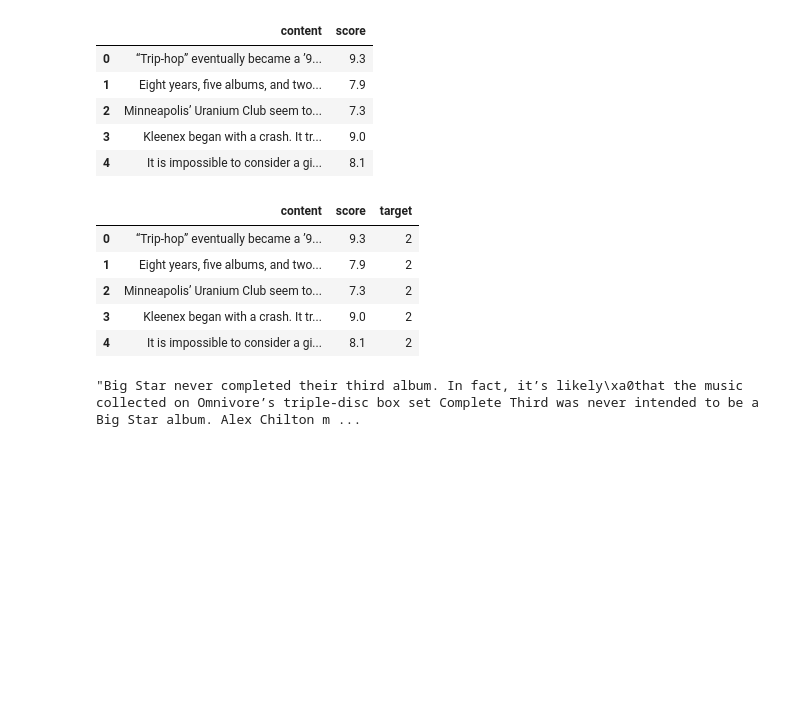
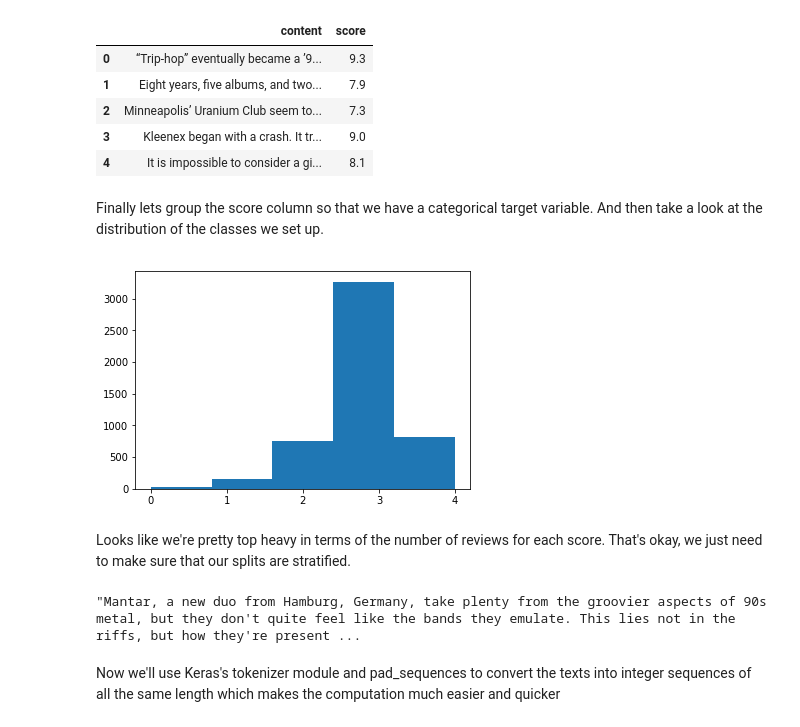
Before and after one commit to ncmatson/SMU_ML_Labs, a Jupyter notebook: 08smuml/lab9.ipynb, the cells around one changed output. Cells and saved outputs as stored; diff of their text form; code cells hidden in the pictures; blank space fills up the shorter version.

```diff
--- a/08smuml/lab9.ipynb
+++ b/08smuml/lab9.ipynb
@@ -88,17 +107,22 @@ memory usage: 431.0+ KB
 | 2 | Minneapolis’ Uranium Club seem to... | 7.3 |
 | 3 | Kleenex began with a crash. It tr... | 9.0 |
 | 4 | It is impossible to consider a gi... | 8.1 |
+# %% [markdown]
+Finally lets group the score column so that we have a categorical target variable.  And then take a look at the distribution of the classes we set up.
 # %%
-NUM_CLASSES = 3
+import matplotlib.pyplot as plt
+
+NUM_CLASSES = 5
 labels = np.arange(NUM_CLASSES)
-df['target'] = pd.cut(df.score, 3, labels=labels)
+df['target'] = pd.cut(df.score, NUM_CLASSES, labels=labels)
 df.head()
+
+plt.hist(df.target, bins=NUM_CLASSES)
+plt.xticks(labels)
+plt.show()
 # %% [output]
-|  | content | score | target |
-| 0 | “Trip-hop” eventually became a ’9... | 9.3 | 2 |
-| 1 | Eight years, five albums, and two... | 7.9 | 2 |
-| 2 | Minneapolis’ Uranium Club seem to... | 7.3 | 2 |
-| 3 | Kleenex began with a crash. It tr... | 9.0 | 2 |
-| 4 | It is impossible to consider a gi... | 8.1 | 2 |
+[figure, added]
+# %% [markdown]
+Looks like we're pretty top heavy in terms of the number of reviews for each score.  That's okay, we just need to make sure that our splits are stratified.
 # %%
 #finally lets reduce the number of articles we're working with
@@ -106,10 +131,11 @@ df = df.sample(n=5000, random_state=42)
 # %%
 # this is an array of the reviews
 texts = df.content.values
+texts[0]
+# %% [output]
+"Mantar, a new duo from Hamburg, Germany, take plenty from the groovier aspects of 90s metal, but they don't quite feel like the bands they emulate. This lies not in the riffs, but how they're present ...
-# %%
-texts[0]
-# %% [output]
-"Big Star never completed their third album. In fact, it’s likely\xa0that the music collected on Omnivore’s triple-disc box set Complete Third was never intended to be a Big Star album. Alex Chilton m ...
+# %% [markdown]
+Now we'll use Keras's tokenizer module and pad_sequences to convert the texts into integer sequences of all the same length which makes the computation much easier and quicker
 # %%
 import keras
 from keras.preprocessing.text import Tokenizer
```
Also changed, not shown: parts of 15 cells of this notebook.
